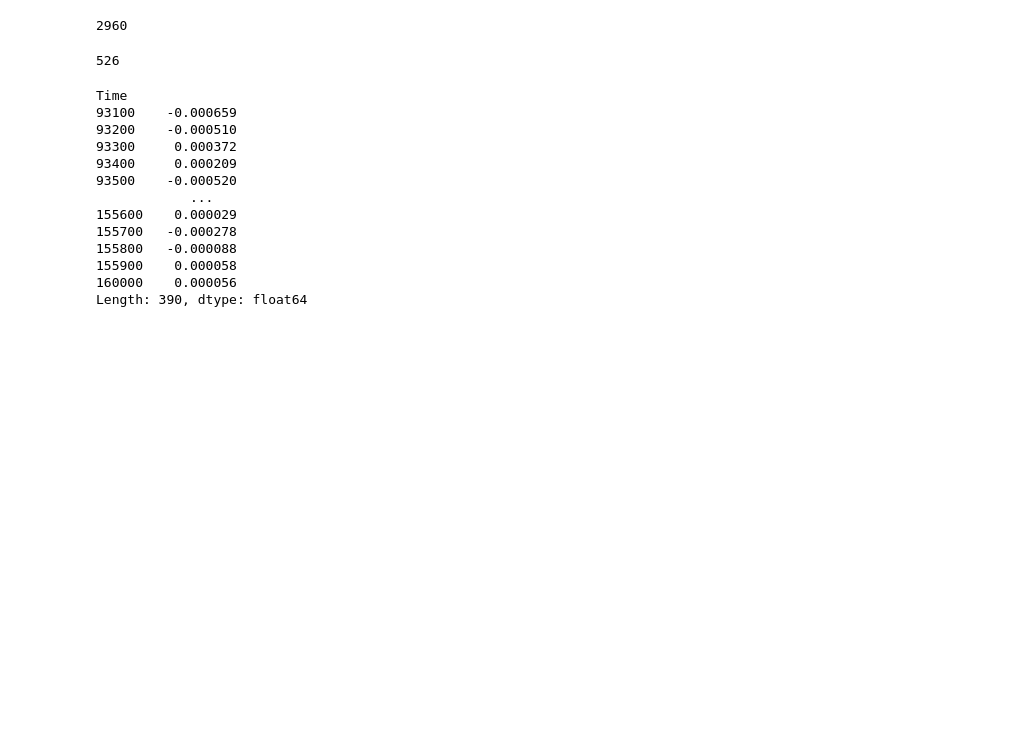
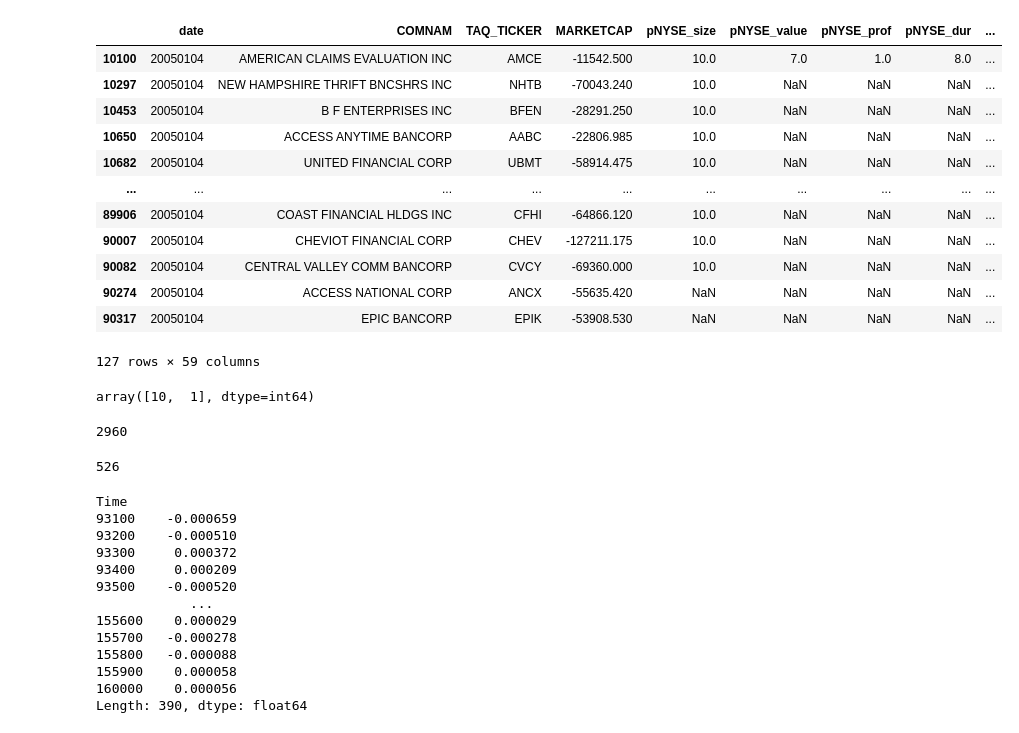
Before and after one commit to samuefra/summer_paper, a Jupyter notebook: code/show.ipynb, the cells around one changed output. Cells and saved outputs as stored; diff of their text form; code cells hidden in the pictures; blank space fills up the shorter version.

```diff
--- a/code/show.ipynb
+++ b/code/show.ipynb
@@ -23,3 +42,23 @@ factors['MARKETCAP'] = factors['MARKETCAP'].abs()
+# %%
+factors[factors['MARKETCAP'] < 0]
+# %% [output]
+|  | date | COMNAM | TAQ_TICKER | MARKETCAP | pNYSE_size | pNYSE_value | pNYSE_prof | pNYSE_dur | ... |
+| 10100 | 20050104 | AMERICAN CLAIMS EVALUATION INC | AMCE | -11542.500 | 10.0 | 7.0 | 1.0 | 8.0 | ... |
+| 10297 | 20050104 | NEW HAMPSHIRE THRIFT BNCSHRS INC | NHTB | -70043.240 | 10.0 | NaN | NaN | NaN | ... |
+| 10453 | 20050104 | B F ENTERPRISES INC | BFEN | -28291.250 | 10.0 | NaN | NaN | NaN | ... |
+| 10650 | 20050104 | ACCESS ANYTIME BANCORP | AABC | -22806.985 | 10.0 | NaN | NaN | NaN | ... |
+| 10682 | 20050104 | UNITED FINANCIAL CORP | UBMT | -58914.475 | 10.0 | NaN | NaN | NaN | ... |
+| ... | ... | ... | ... | ... | ... | ... | ... | ... | ... |
+| 89906 | 20050104 | COAST FINANCIAL HLDGS INC | CFHI | -64866.120 | 10.0 | NaN | NaN | NaN | ... |
+| 90007 | 20050104 | CHEVIOT FINANCIAL CORP | CHEV | -127211.175 | 10.0 | NaN | NaN | NaN | ... |
+| 90082 | 20050104 | CENTRAL VALLEY COMM BANCORP | CVCY | -69360.000 | 10.0 | NaN | NaN | NaN | ... |
+| 90274 | 20050104 | ACCESS NATIONAL CORP | ANCX | -55635.420 | NaN | NaN | NaN | NaN | ... |
+| 90317 | 20050104 | EPIC BANCORP | EPIK | -53908.530 | NaN | NaN | NaN | NaN | ... |
+127 rows × 59 columns
+# %%
+factors['pNYSE_exchsw'].unique()
+# %% [output]
+array([10,  1], dtype=int64)
 # %%
 # returns dataframe
 returns_path = f'../input/returns/{day}.csv'
```
Also changed, not shown: parts of 3 cells of this notebook, 28 other files.
